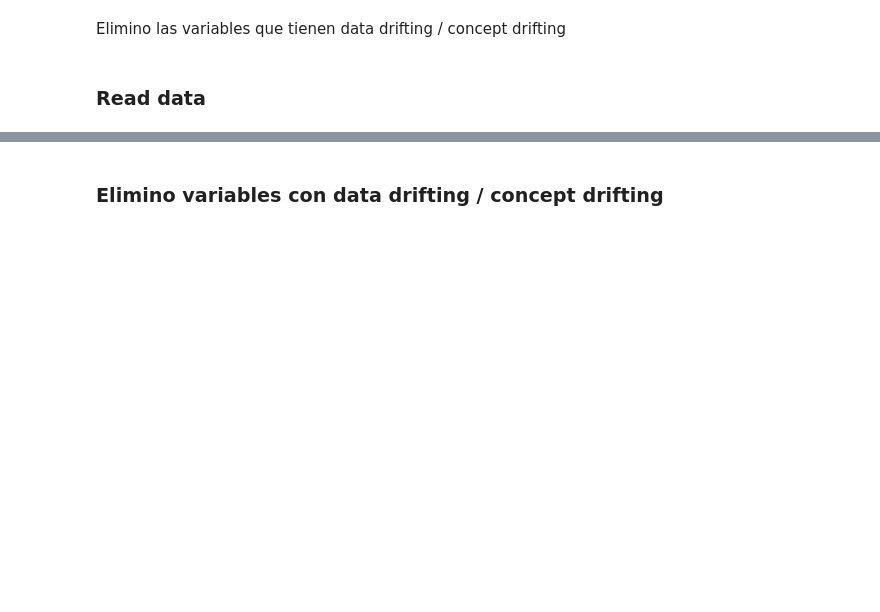
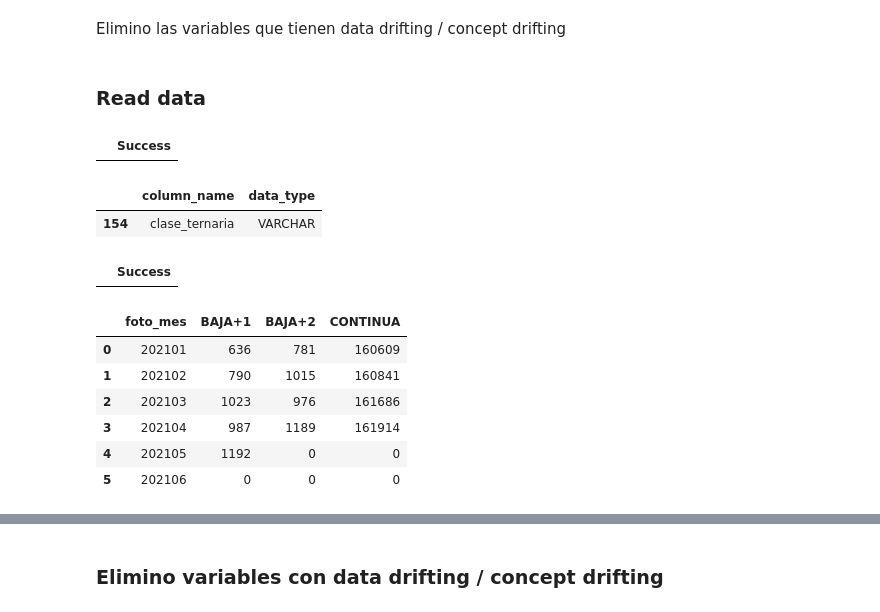
Before and after one commit to ignaciolinari/dmeyf2024, a Jupyter notebook: scripts/2_Feature_Engineering.ipynb, the cells around one changed output, grey strips where cells are left out. Saved outputs shown, nothing was run; the diff lists cells and outputs as text; code cells hidden in the pictures; blank space fills up the shorter version.

```diff
--- a/scripts/2_Feature_Engineering.ipynb
+++ b/scripts/2_Feature_Engineering.ipynb
@@ -28,29 +32,44 @@ dataset_file = 'competencia_03.parquet'
 # %%
 %%sql
 
-create or replace table competencia_02 as
+create or replace table competencia_01 as
 select *
-# from read_csv_auto("{{dataset_path + dataset_file}}");
-from read_parquet("{{dataset_path + dataset_file}}");
+from read_csv_auto("{{dataset_path + dataset_file}}");
+# from read_parquet("{{dataset_path + dataset_file}}");
+# %% [output]
+|  | Success |
 # %%
 # para poder ver el tipo de dato de cada columna
-df_columns = %sql SELECT column_name, data_type FROM information_schema.columns WHERE table_name = 'competencia_02';
+df_columns = %sql SELECT column_name, data_type FROM information_schema.columns WHERE table_name = 'competencia_01';
 
 df_columns.loc[df_columns['data_type'] == "VARCHAR"]
+# %% [output]
+|  | column_name | data_type |
+| 154 | clase_ternaria | VARCHAR |
 # %%
 %%sql # corregir los tipos mal asignados
 
-ALTER TABLE competencia_02
+ALTER TABLE competencia_01
 ALTER COLUMN cmobile_app_trx TYPE DOUBLE;
 
-ALTER TABLE competencia_02
+ALTER TABLE competencia_01
 ALTER COLUMN tmobile_app TYPE DOUBLE;
+# %% [output]
+|  | Success |
 # %%
 %%sql
-PIVOT competencia_02
+PIVOT competencia_01
 on clase_ternaria
 USING count(numero_de_cliente)
 GROUP BY foto_mes
+# %% [output]
+|  | foto_mes | BAJA+1 | BAJA+2 | CONTINUA |
+| 0 | 202101 | 636 | 781 | 160609 |
+| 1 | 202102 | 790 | 1015 | 160841 |
+| 2 | 202103 | 1023 | 976 | 161686 |
+| 3 | 202104 | 987 | 1189 | 161914 |
+| 4 | 202105 | 1192 | 0 | 0 |
+| 5 | 202106 | 0 | 0 | 0 |
 # %%
 %%sql
 
```
Also changed, not shown: parts of 16 cells of this notebook, 7 other files.
